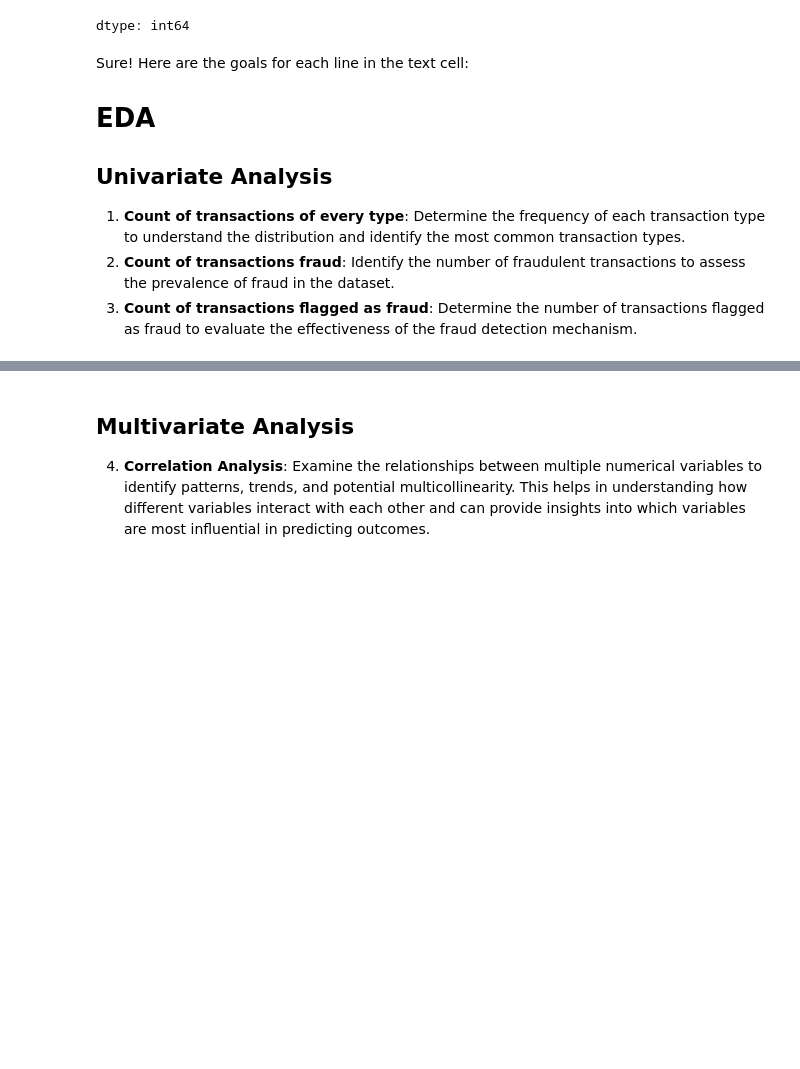
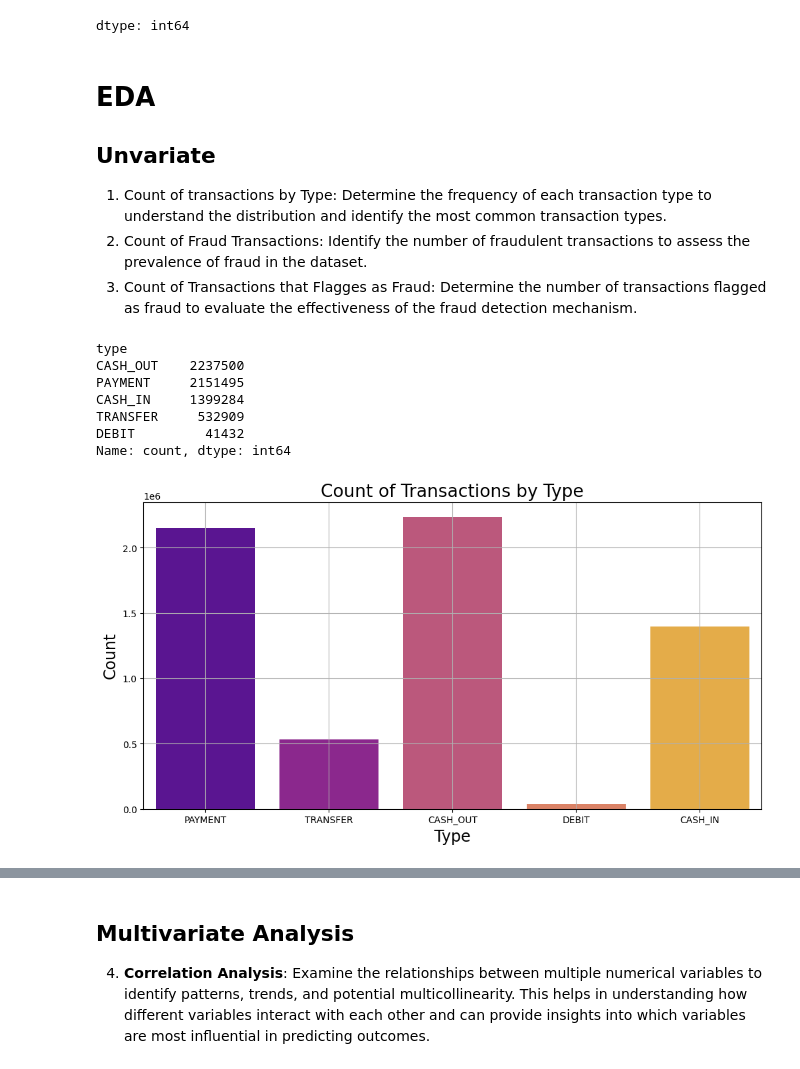
Before and after one commit to nguyentunhu/Financial-Fraud-Patterns-EDA, a Jupyter notebook: main.ipynb, the cells around one changed output, grey strips where cells are left out. Cells and saved outputs as stored; diff of their text form; code cells hidden in the pictures; blank space fills up the shorter version.

```diff
--- a/main.ipynb
+++ b/main.ipynb
@@ -173,11 +172,29 @@ df['nameDest'] = df['nameDest'].astype('string')
 
 df['amount'] = df['amount'].astype(np.float64)
 # %% [markdown]
-Sure! Here are the goals for each line in the text cell:
-
 # EDA
-## Univariate Analysis
-
-1. **Count of transactions of every type**: Determine the frequency of each transaction type to understand the distribution and identify the most common transaction types.
-2. **Count of transactions fraud**: Identify the number of fraudulent transactions to assess the prevalence of fraud in the dataset.
-3. **Count of transactions flagged as fraud**: Determine the number of transactions flagged as fraud to evaluate the effectiveness of the fraud detection mechanism.
+## Unvariate
+1. Count of transactions by Type: Determine the frequency of each transaction type to understand the distribution and identify the most common transaction types.
+2. Count of Fraud Transactions: Identify the number of fraudulent transactions to assess the prevalence of fraud in the dataset.
+3. Count of Transactions that Flagges as Fraud: Determine the number of transactions flagged as fraud to evaluate the effectiveness of the fraud detection mechanism.
+# %%
+all_types = df['type'].value_counts()
+print(all_types)
+
+
+plt.figure(figsize=(12, 6))
+sns.countplot(data=df, x='type', palette='plasma')
+plt.title('Count of Transactions by Type', fontsize=19)
+plt.xlabel('Type', fontsize=17)
+plt.ylabel('Count', fontsize=17)
+plt.grid(True)
+plt.show
+# %% [output]
+type
+CASH_OUT    2237500
+PAYMENT     2151495
+CASH_IN     1399284
+TRANSFER     532909
+DEBIT         41432
+Name: count, dtype: int64
+[figure, added]
```
Also changed, not shown: parts of 6 cells of this notebook.
